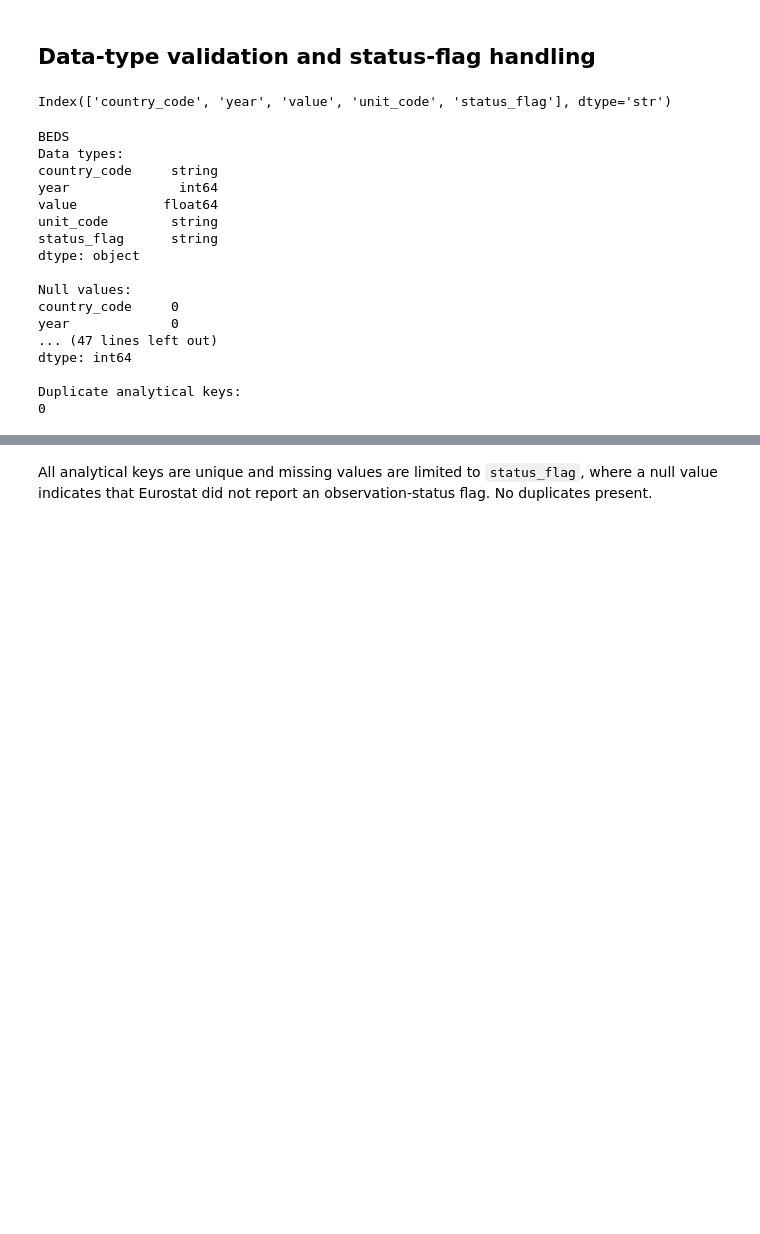
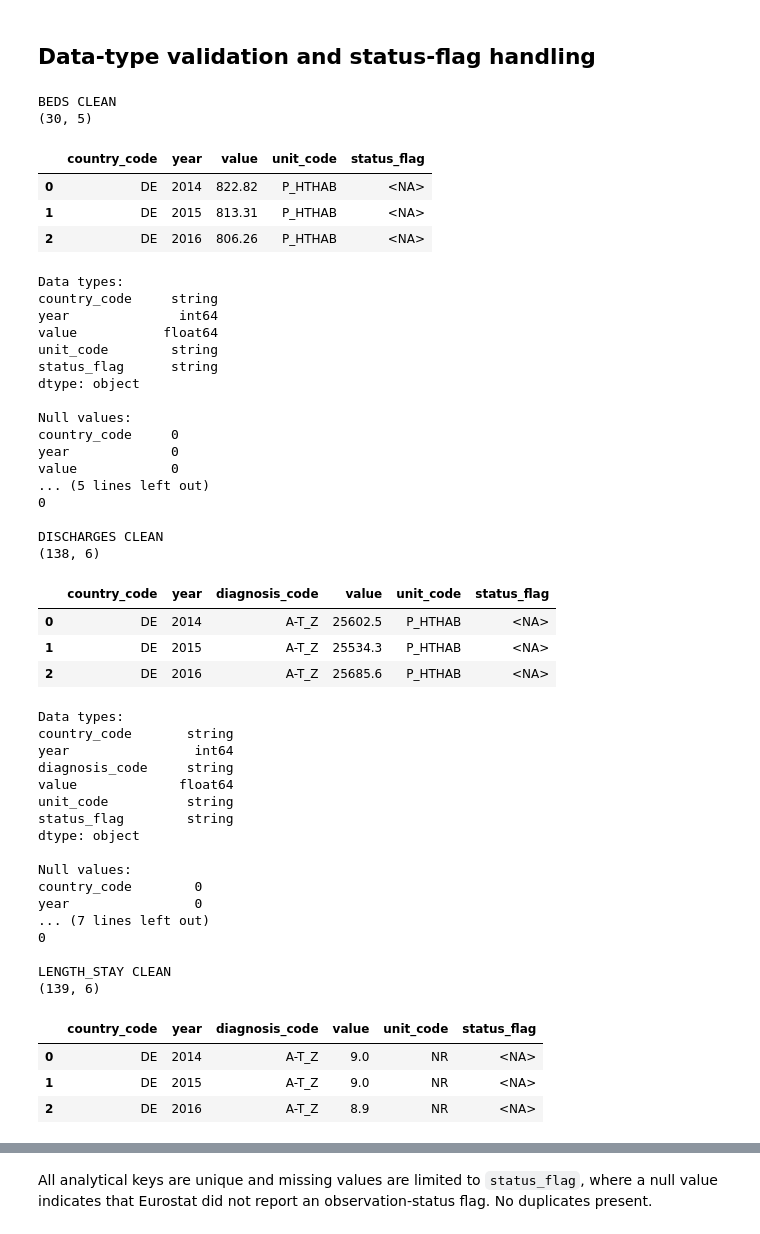
Before and after one commit to eleacos/european-hospital-analytics, a Jupyter notebook: notebooks/02_data_cleaning.ipynb, the cells around one changed output, grey strips where cells are left out. Cells and saved outputs as stored; diff of their text form; code cells hidden in the pictures; blank space fills up the shorter version.

```diff
--- a/notebooks/02_data_cleaning.ipynb
+++ b/notebooks/02_data_cleaning.ipynb
@@ -288,10 +311,6 @@ Missing length-stay combinations: 11
 | 49 | PT | 2017 | J |
 # %% [markdown]
 ## Data-type validation and status-flag handling
-# %%
-beds_clean.columns
-# %% [output]
-Index(['country_code', 'year', 'value', 'unit_code', 'status_flag'], dtype='str')
 # %%
 def standarise_data_types(df, has_diagnosis=False):
     """
@@ -317,34 +336,68 @@ length_stay_clean = standarise_data_types(length_stay_tidy, has_diagnosis=True)
 # %%
 for name, df, keys in [
     ("beds", beds_clean, ["country_code", "year"]),
     ("discharges", discharges_clean, ["country_code", "year", "diagnosis_code"]),
     ("length_stay", length_stay_clean, ["country_code", "year", "diagnosis_code"])
 ]:
 
-    print(f"\n{name.upper()}")
-    print("Data types:")
+    print(f"\n{name.upper()} CLEAN")
+    print(df.shape)
+    display(df.head(3))
+
+    print("\nData types:")
     print(df.dtypes)
 
     print("\nNull values:")
     print(df.isna().sum())
 
     print("\nDuplicate analytical keys:")
     print(df.duplicated(subset=keys).sum())
 # %% [output]
-BEDS
-Data types:
-country_code     string
-year              int64
-value           float64
-unit_code        string
-status_flag      string
-dtype: object
-
-Null values:
-country_code     0
-year             0
-... (47 lines left out)
-dtype: int64
-
-Duplicate analytical keys:
-0
+BEDS CLEAN
+(30, 5)
+|  | country_code | year | value | unit_code | status_flag |
+| 0 | DE | 2014 | 822.82 | P_HTHAB | <NA> |
+| 1 | DE | 2015 | 813.31 | P_HTHAB | <NA> |
+| 2 | DE | 2016 | 806.26 | P_HTHAB | <NA> |
+Data types:
+country_code     string
+year              int64
+value           float64
+unit_code        string
+status_flag      string
+dtype: object
+
+Null values:
+country_code     0
+year             0
+value            0
+... (5 lines left out)
+0
+
+DISCHARGES CLEAN
+(138, 6)
+|  | country_code | year | diagnosis_code | value | unit_code | status_flag |
+| 0 | DE | 2014 | A-T_Z | 25602.5 | P_HTHAB | <NA> |
+| 1 | DE | 2015 | A-T_Z | 25534.3 | P_HTHAB | <NA> |
+| 2 | DE | 2016 | A-T_Z | 25685.6 | P_HTHAB | <NA> |
+Data types:
+country_code       string
+year                int64
+diagnosis_code     string
+value             float64
+unit_code          string
+status_flag        string
+dtype: object
+
+Null values:
+country_code        0
+year                0
+... (7 lines left out)
+0
+
+LENGTH_STAY CLEAN
+(139, 6)
+|  | country_code | year | diagnosis_code | value | unit_code | status_flag |
+| 0 | DE | 2014 | A-T_Z | 9.0 | NR | <NA> |
+| 1 | DE | 2015 | A-T_Z | 9.0 | NR | <NA> |
+| 2 | DE | 2016 | A-T_Z | 8.9 | NR | <NA> |
```
Also changed, not shown: parts of 5 cells of this notebook, 6 other files.
